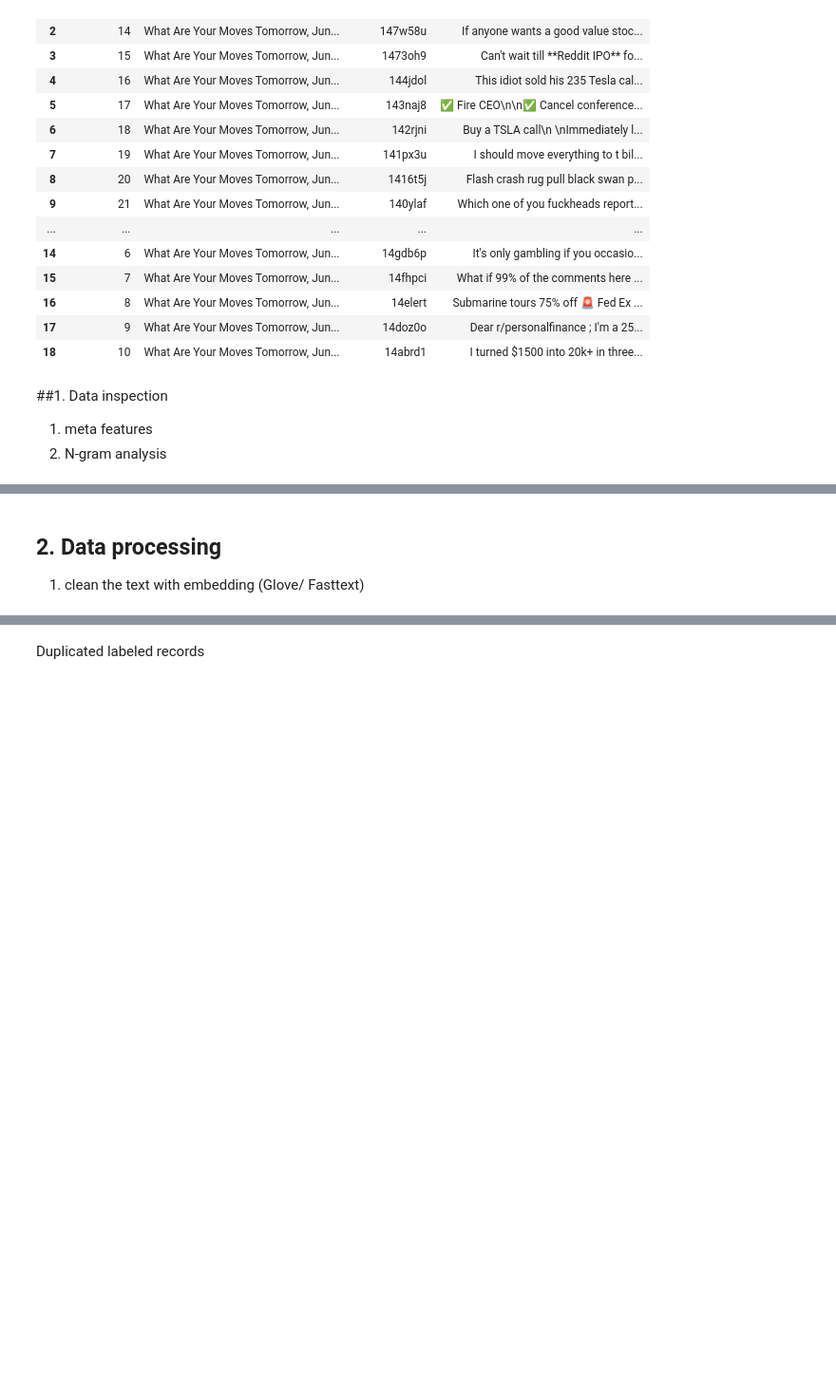
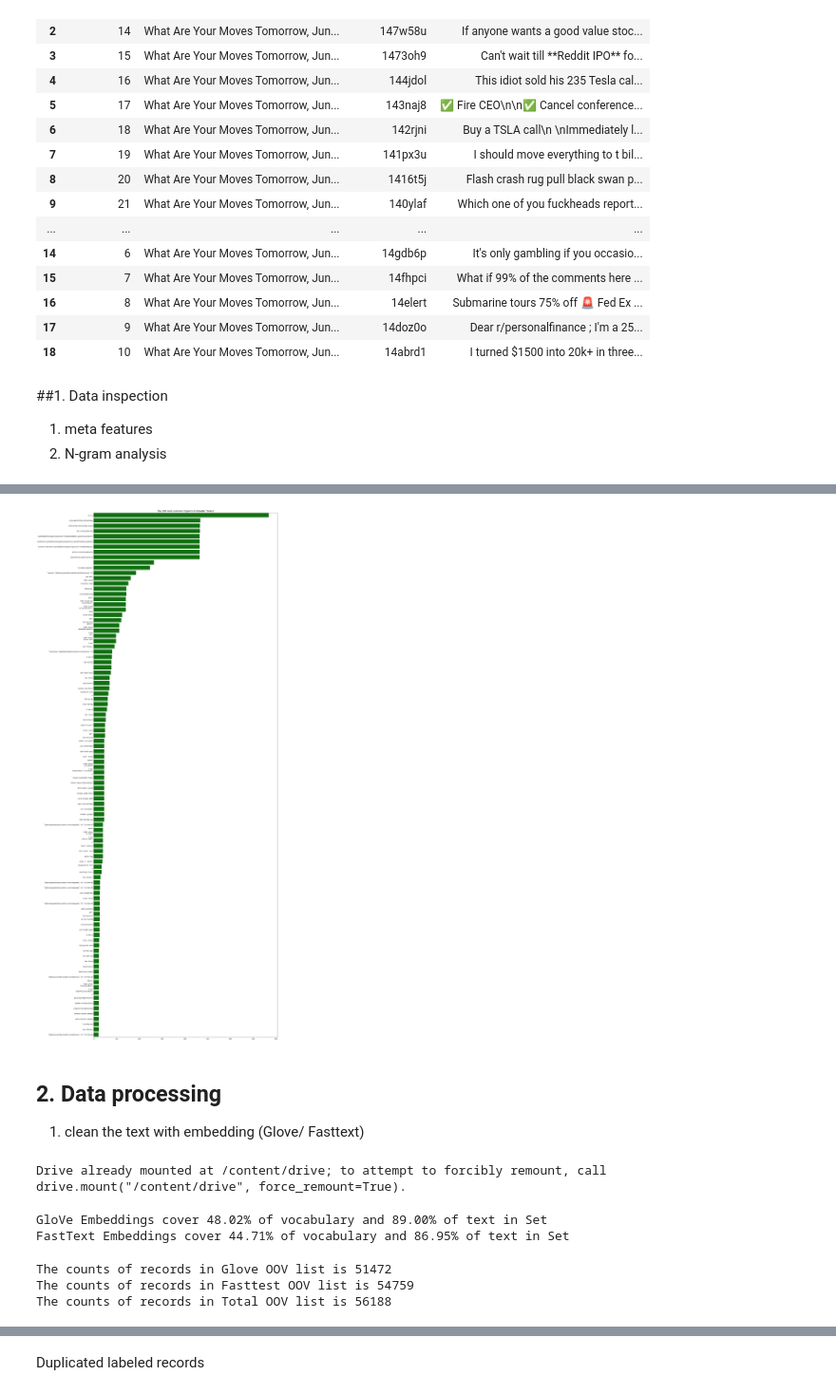
Before and after one commit to SChiu-project/CUSCS_project, a Jupyter notebook: Inspection_&_processing.ipynb, the cells around one changed output, grey strips where cells are left out. Shown at 95% size. Cells and saved outputs as stored; diff of their text form; code cells hidden in the pictures; blank space fills up the shorter version.

```diff
--- a/Inspection_&_processing.ipynb
+++ b/Inspection_&_processing.ipynb
@@ -234,3 +203,17 @@ plt.show()
+# %%
+# visualisation of trigrams
+
+fig = plt.subplots(figsize=(18, 50), dpi=100)
+plt.tight_layout()
+
+# 繪製條形圖
+sns.barplot(y=df_trigrams[0].values[:N], x=df_trigrams[1].values[:N], color='green')
+
+plt.title(f'Top {N} most common trigrams in Comments', fontsize=15)
+
+plt.show()
+# %% [output]
+[figure, added]
 # %% [markdown]
 ## 2. Data processing
 1. clean the text with embedding (Glove/ Fasttext)
@@ -241,19 +222,22 @@ plt.show()
 #glove
 #fasttext
 
-glove_embeddings = np.load('../input/pickled-glove840b300d-for-10sec-loading/glove.840B.300d.pkl', allow_pickle=True)
-fasttext_embeddings = np.load('../input/pickled-crawl300d2m-for-kernel-competitions/crawl-300d-2M.pkl', allow_pickle=True)
+# 讀取pickle文件
+glove_embeddings = np.load('/content/drive/MyDrive/CUSCS - Group project/ML-NLP-Embeddings/crawl-300d-2M-002.pkl', allow_pickle=True)
+fasttext_embeddings = np.load('/content/drive/MyDrive/CUSCS - Group project/ML-NLP-Embeddings/glove.840B.300d-001.pkl', allow_pickle=True)
+# %% [output]
+Drive already mounted at /content/drive; to attempt to forcibly remount, call drive.mount("/content/drive", force_remount=True).
 # %%
 # Embeddings Coverage
 
-# break the tweet into words
+# break the comment into words
 def build_vocab(X):
 
-    tweets = X.apply(lambda s: s.split()).values
+    comments = X.apply(lambda s: s.split()).values
     vocab = {}
 
-    for tweet in tweets:
-        for word in tweet:
+    for cmt in comments:
+        for word in cmt:
             try:
                 vocab[word] += 1
             except KeyError:
@@ -286,20 +270,19 @@ def check_embeddings_coverage(X, embeddings):
     sorted_oov = sorted(oov.items(), key=operator.itemgetter(1))[::-1]
     return sorted_oov, vocab_coverage, text_coverage
 
-train_glove_oov, train_glove_vocab_coverage, train_glove_text_coverage = check_embeddings_coverage(train_df['text'], glove_embeddings)
-test_glove_oov, test_glove_vocab_coverage, test_glove_text_coverage = check_embeddings_coverage(test_df['text'], glove_embeddings)
-print('GloVe Embeddings cover {:.2%} of vocabulary and {:.2%} of text in Training Set'.format(train_glove_vocab_coverage, train_glove_text_coverage))
-print('GloVe Embeddings cover {:.2%} of vocabulary and {:.2%} of text in Test Set'.format(test_glove_vocab_coverage, test_glove_text_coverage))
+glove_oov, glove_vocab_coverage, glove_text_coverage = check_embeddings_coverage(consol_df['comments'], glove_embeddings)
+print('GloVe Embeddings cover {:.2%} of vocabulary and {:.2%} of text in Set'.format(glove_vocab_coverage, glove_text_coverage))
 
-train_fasttext_oov, train_fasttext_vocab_coverage, train_fasttext_text_coverage = check_embeddings_coverage(train_df['text'], fasttext_embeddings)
-test_fasttext_oov, test_fasttext_vocab_coverage, test_fasttext_text_coverage = check_embeddings_coverage(test_df['text'], fasttext_embeddings)
-print('FastText Embeddings cover {:.2%} of vocabulary and {:.2%} of text in Training Set'.format(train_fasttext_vocab_coverage, train_fasttext_text_coverage))
-print('FastText Embeddings cover {:.2%} of vocabulary and {:.2%} of text in Test Set'.format(test_fasttext_vocab_coverage, test_fasttext_text_coverage))
+fasttext_oov, fasttext_vocab_coverage, fasttext_text_coverage = check_embeddings_coverage(consol_df['comments'], fasttext_embeddings)
+print('FastText Embeddings cover {:.2%} of vocabulary and {:.2%} of text in Set'.format(fasttext_vocab_coverage, fasttext_text_coverage))
+# %% [output]
+GloVe Embeddings cover 48.02% of vocabulary and 89.00% of text in Set
+FastText Embeddings cover 44.71% of vocabulary and 86.95% of text in Set
 # %%
 # read the oov and see how to further clean
 
 # lump the 2 oov list as one
-mergedlist = train_glove_oov + train_fasttext_oov
+mergedlist = glove_oov + fasttext_oov
 
 # 將新列表轉換為集合，這將刪除重複的元素
 unique_set = set(mergedlist)
@@ -309,11 +292,15 @@ total_oov = list(unique_set)
 df_total_oov = pd.DataFrame(total_oov)
 
 # save as new CSV
-df_total_oov.to_csv('train_glove_oov.csv')
+df_total_oov.to_csv('total_oov.csv')
 
-print(f"The counts of records in Glove OOV list is {len(train_glove_oov)}")
-print(f"The counts of records in Fasttest OOV list is {len(train_fasttext_oov)}")
+print(f"The counts of records in Glove OOV list is {len(glove_oov)}")
+print(f"The counts of records in Fasttest OOV list is {len(fasttext_oov)}")
 print(f"The counts of records in Total OOV list is {len(total_oov)}")
+# %% [output]
+The counts of records in Glove OOV list is 51472
+The counts of records in Fasttest OOV list is 54759
+The counts of records in Total OOV list is 56188
 # %%
 %%time
 
```
Also changed, not shown: parts of 12 cells of this notebook.
